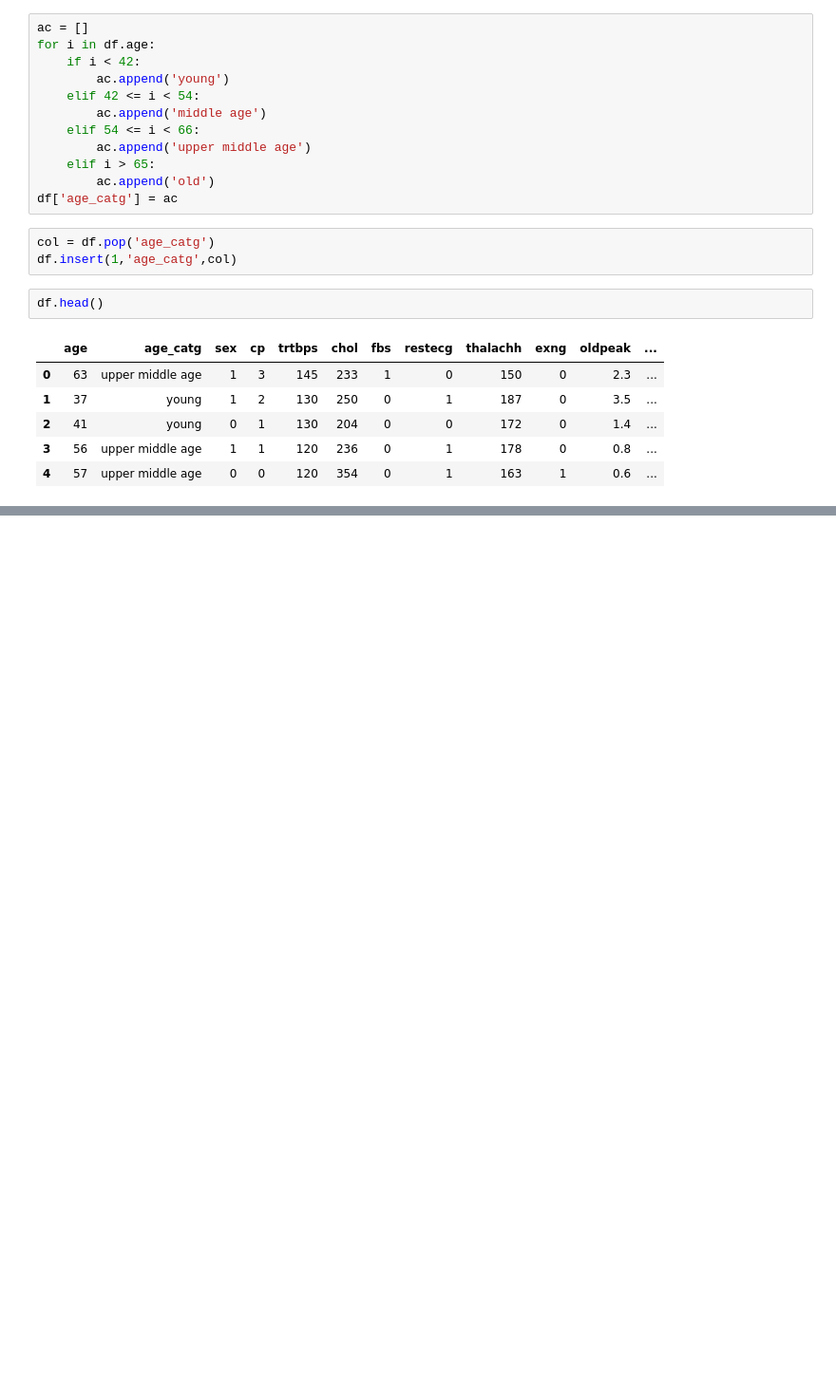
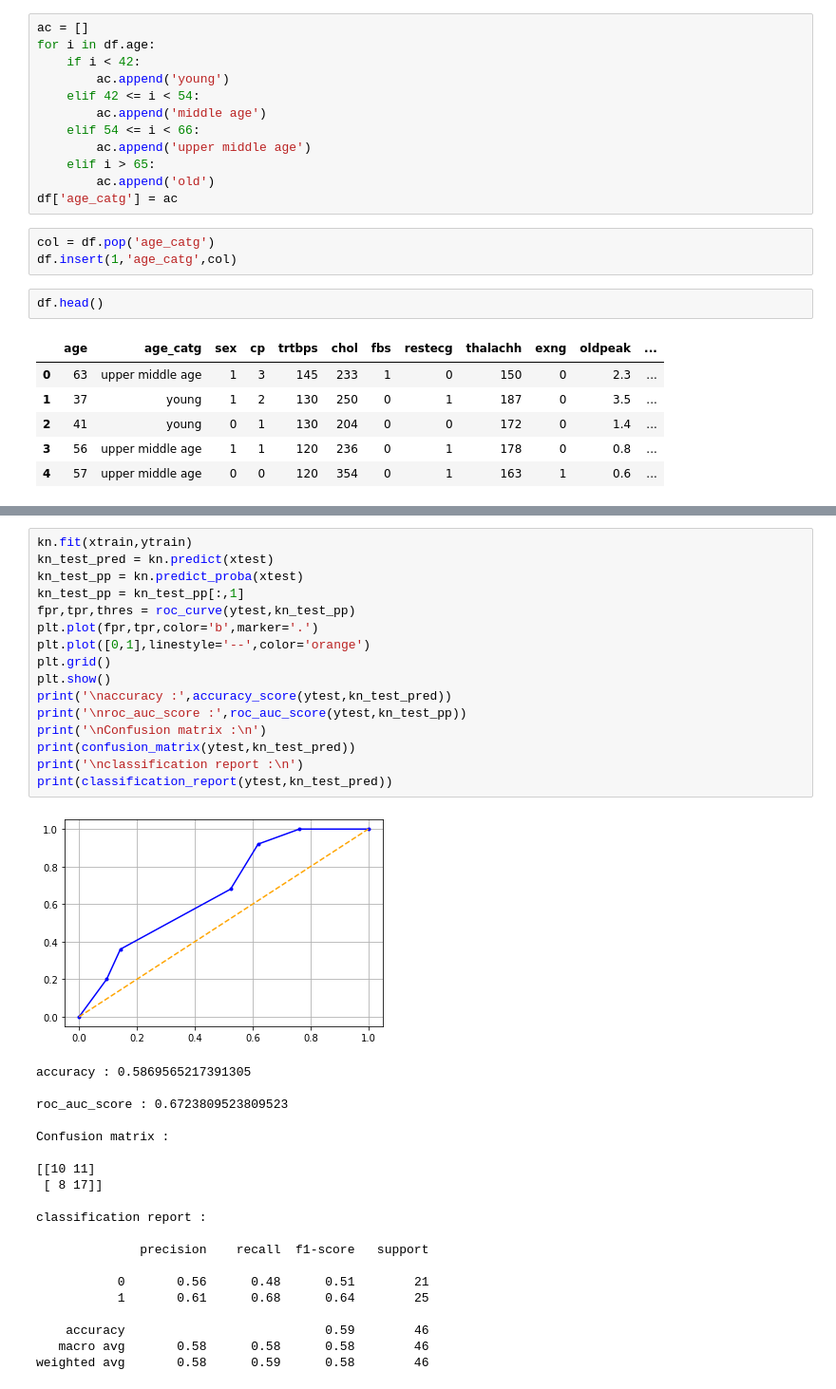
Before and after one commit to SharanKalyan/Heart-attack-predctions, a Jupyter notebook: machine learning.ipynb, the cells around one changed output, grey strips where cells are left out. Shown at 95% size. Cells and saved outputs as stored; diff of their text form; blank space fills up the shorter version.

```diff
--- a/machine learning.ipynb
+++ b/machine learning.ipynb
@@ -243,0 +249,37 @@ sex_op
+# %%
+kn.fit(xtrain,ytrain)
+kn_test_pred = kn.predict(xtest)
+kn_test_pp = kn.predict_proba(xtest)
+kn_test_pp = kn_test_pp[:,1]
+fpr,tpr,thres = roc_curve(ytest,kn_test_pp)
+plt.plot(fpr,tpr,color='b',marker='.')
+plt.plot([0,1],linestyle='--',color='orange')
+plt.grid()
+plt.show()
+print('\naccuracy :',accuracy_score(ytest,kn_test_pred))
+print('\nroc_auc_score :',roc_auc_score(ytest,kn_test_pp))
+print('\nConfusion matrix :\n')
+print(confusion_matrix(ytest,kn_test_pred))
+print('\nclassification report :\n')
+print(classification_report(ytest,kn_test_pred))
+# %% [output]
+[figure, added]
+accuracy : 0.5869565217391305
+
+roc_auc_score : 0.6723809523809523
+
+Confusion matrix :
+
+[[10 11]
+ [ 8 17]]
+
+classification report :
+
+              precision    recall  f1-score   support
+
+           0       0.56      0.48      0.51        21
+           1       0.61      0.68      0.64        25
+
+    accuracy                           0.59        46
+   macro avg       0.58      0.58      0.58        46
+weighted avg       0.58      0.59      0.58        46
```
Also changed, not shown: parts of 29 cells of this notebook.
